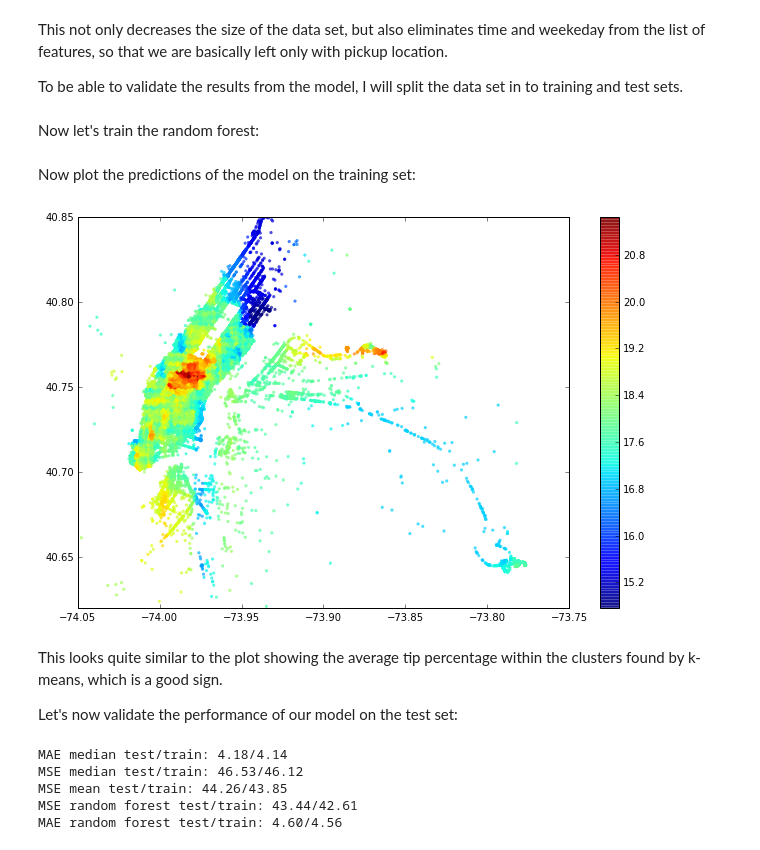
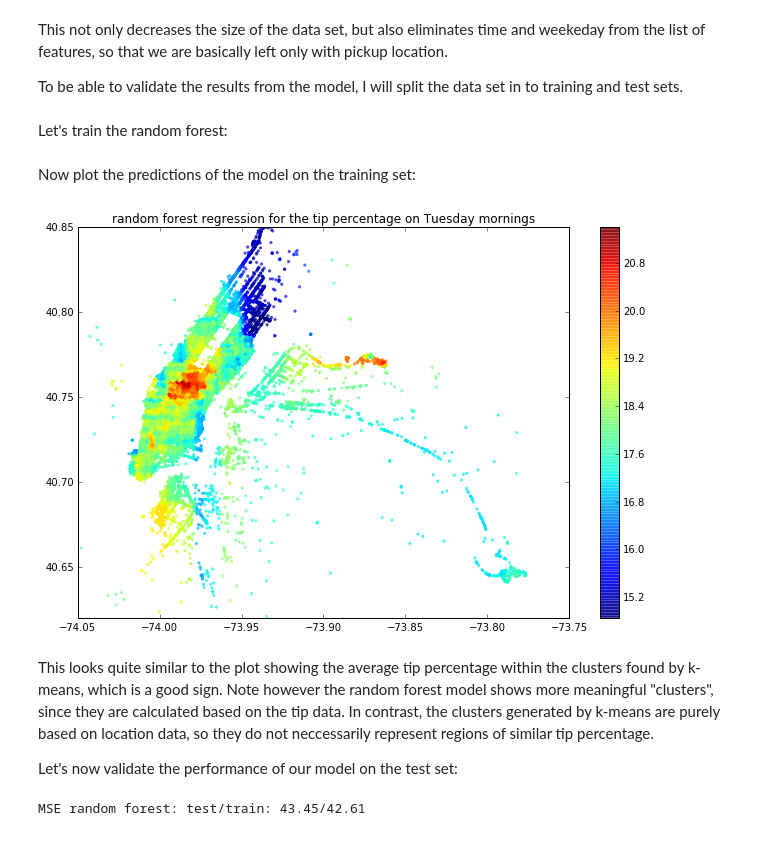
Before and after one commit to jdoepfert/nyc_taxi_tips, a Jupyter notebook: data_exploration_and_modeling.ipynb, the cells around one changed output. Saved outputs shown, nothing was run; the diff lists cells and outputs as text; code cells hidden in the pictures.

```diff
--- a/data_exploration_and_modeling.ipynb
+++ b/data_exploration_and_modeling.ipynb
@@ -206,7 +207,7 @@ To be able to validate the results from the model, I will split the data set in
 features = ['pickup_latitude', 'pickup_longitude']
 X_train, X_test, y_train, y_test = train_test_split(subdf[features], subdf[target], test_size = 0.3, random_state=5)
 # %% [markdown]
-Now let's train the random forest:
+Let's train the random forest:
 # %%
 rf = RandomForestRegressor(verbose=0, n_jobs=4, n_estimators=15, max_depth=None, min_samples_leaf=400)
 # %%
@@ -216,29 +217,21 @@ Now plot the predictions of the model on the training set:
 # %%
 train_predicted  = rf.predict(X_train)
 fig, ax = plt.subplots(figsize=(11, 7))
 plt.scatter(X_train['pickup_longitude'], X_train['pickup_latitude'], c=train_predicted , alpha=0.7, s=10, edgecolor='none')
 ax.set_xlim([-74.05, -73.75])
 ax.set_ylim([40.62, 40.85])
+plt.title('random forest regression for the tip percentage on Tuesday mornings')
 plt.colorbar();
 # %% [output]
-[figure, old version]
+[figure, new version]
 # %% [markdown]
-This looks quite similar to the plot showing the average tip percentage within the clusters found by k-means, which is a good sign.
+This looks quite similar to the plot showing the average tip percentage within the clusters found by k-means, which is a good sign. Note however the random forest model shows more meaningful "clusters", since they are calculated based on the tip data. In contrast, the clusters generated by k-means are purely based on location data, so they do not neccessarily represent regions of similar tip percentage.
 
 Let's now validate the performance of our model on the test set:
-# %%
-test_predicted = rf.predict(X_test)
-train_predicted  = rf.predict(X_train)
-
-print("MAE median test/train: %.2f/%.2f" % (mean_absolute_error( y_train.median()*np.ones(test_predicted.shape), y_test),mean_absolute_error(y_train.median()*np.ones(train_predicted.shape), y_train)))
-print("MSE median test/train: %.2f/%.2f" % (mean_squared_error(y_train.median()*np.ones(test_predicted.shape), y_test),mean_squared_error(y_train.median()*np.ones(train_predicted.shape), y_train)))
-print("MSE mean test/train: %.2f/%.2f" % (mean_squared_error(y_train.mean()*np.ones(test_predicted.shape), y_test),mean_squared_error(y_train.mean()*np.ones(train_predicted.shape), y_train)))
-
-print("MSE random forest test/train: %.2f/%.2f" % (mean_squared_error(y_test, test_predicted),mean_squared_error(y_train, train_predicted)))
-print("MAE random forest test/train: %.2f/%.2f" % (mean_absolute_error(y_test, test_predicted),mean_absolute_error(y_train, train_predicted)))
-# %% [output]
-MAE median test/train: 4.18/4.14
-MSE median test/train: 46.53/46.12
-MSE mean test/train: 44.26/43.85
-MSE random forest test/train: 43.44/42.61
-MAE random forest test/train: 4.60/4.56
+# %%
+test_predicted = rf.predict(X_test)
+train_predicted  = rf.predict(X_train)
+print("MSE random forest: test/train: %.2f/%.2f" % (mean_squared_error(y_test, test_predicted),
+                                                   mean_squared_error(y_train, train_predicted)))
+# %% [output]
+MSE random forest: test/train: 43.45/42.61
```
Also changed, not shown: parts of 13 cells of this notebook, 1 other file.
